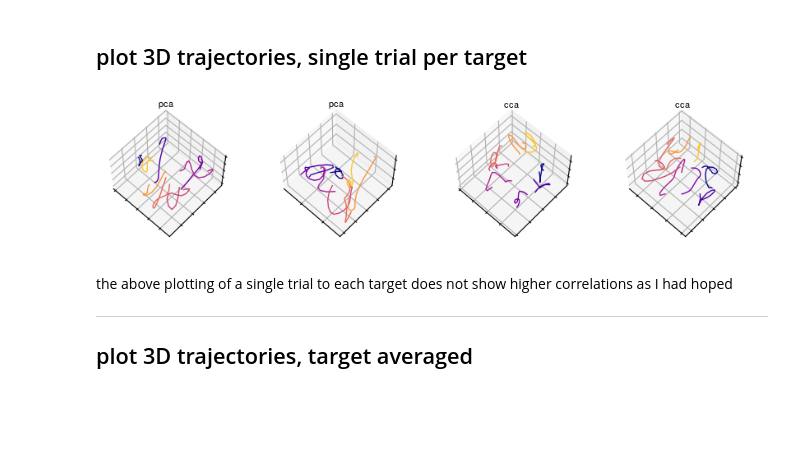
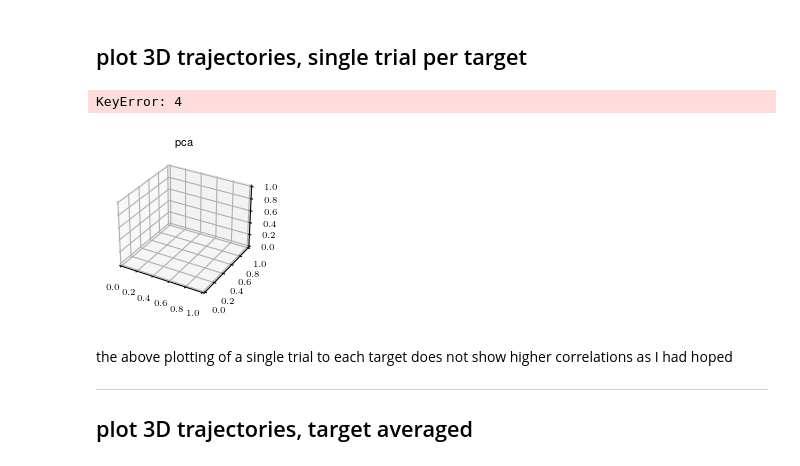
Before and after one commit to AtMostafa/multi-animal-alignment, a Jupyter notebook: random_walk/example.ipynb, the cells around one changed output. Saved outputs shown, nothing was run; the diff lists cells and outputs as text; code cells hidden in the pictures; blank space fills up the shorter version.

Commit message:
use same random walk example

```diff
--- a/random_walk/example.ipynb
+++ b/random_walk/example.ipynb
@@ -130,10 +132,9 @@ def get_paired_dfs():
 
 def get_example_df():
     paired_dfs = get_paired_dfs()
-    raster_example = defs.pair_example
-    for _, session1, session2 in paired_dfs:
-        if session1.session.iloc[0] in raster_example \
-        and session2.session.iloc[0] in raster_example:
+    ex_file =  defs.ex_file
+    for file, session1, session2 in paired_dfs:
+        if file == ex_file:
             return (session1.reset_index(drop=True), session2.reset_index(drop=True))
     raise ValueError('Example session not found!')
 # %%
@@ -265,7 +274,7 @@ gs = [gs1,gs2]
 # gs_c = fig.add_gridspec(nrows=1, ncols=1, left=.94, bottom=0.55, right=.96, top=.7)
 # cax = fig.add_subplot(gs_c[:])
 colors = utility.get_colors(8)
-trial=8
+trial=4
 dfs=[]
 for i,df in enumerate(raster_example_df):
     rates = np.concatenate(df['M1_rates'].values, axis=0)
@@ -275,34 +284,35 @@ for i,df in enumerate(raster_example_df):
     ax = fig.add_subplot(gs[0][i], projection='3d',fc='None')
     ax.set_title('pca')
     axes.append(ax)
     for tar in range(8):
         df__ = pyal.select_trials(df_, df_.target_id==tar)
         ex = df__._pca[trial][:,:3]
         ax.plot(ex[:,0],ex[:,1],ex[:,2],color=colors[tar],lw=1)
         ax.set_xticklabels([])          # removes the ticks... great now the rest of it
         ax.set_yticklabels([])
         ax.set_zticklabels([])
         ax.view_init(60,-47)
 
 AllData = dt.get_data_array(raster_example_df, area='M1', model=10)
 data1 = np.reshape(AllData[0,...], (-1,10))
 data2 = np.reshape(AllData[1,...], (-1,10))
 A,B,*_ = dt.canoncorr(data1,data2,fullReturn=True)
 coef_ = [A,B]
 for i,sessionData in enumerate(AllData):
     ax = fig.add_subplot(gs[1][i], projection='3d',fc='None')
     ax.set_title('cca')
     axes.append(ax)
     for tar in range(8):
         ex = sessionData[tar,trial,...]
         ex = ex @ coef_[i]
         ax.plot(ex[:,0],ex[:,1],ex[:,2],color=colors[tar],lw=1)
         ax.set_xticklabels([])          # removes the ticks... great now the rest of it
         ax.set_yticklabels([])
         ax.set_zticklabels([])
         ax.view_init(60,-47)
 # %% [output]
+KeyError: 4
-[figure, old version]
+[figure, new version]
 # %% [markdown]
 the above plotting of a single trial to each target does not show higher correlations as I had hoped
 
```
Also changed, not shown: parts of 4 cells of this notebook.
